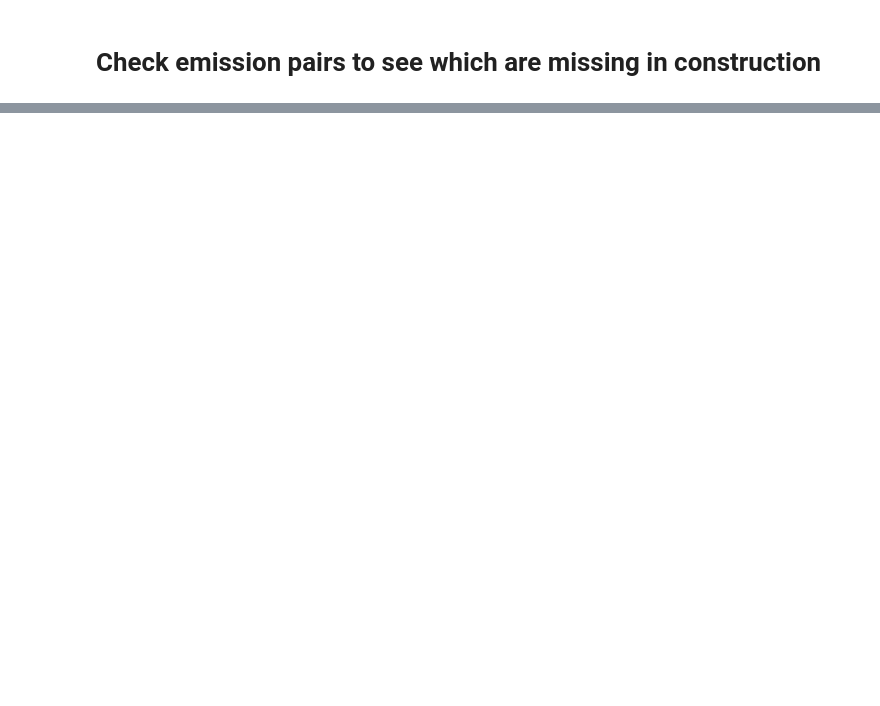
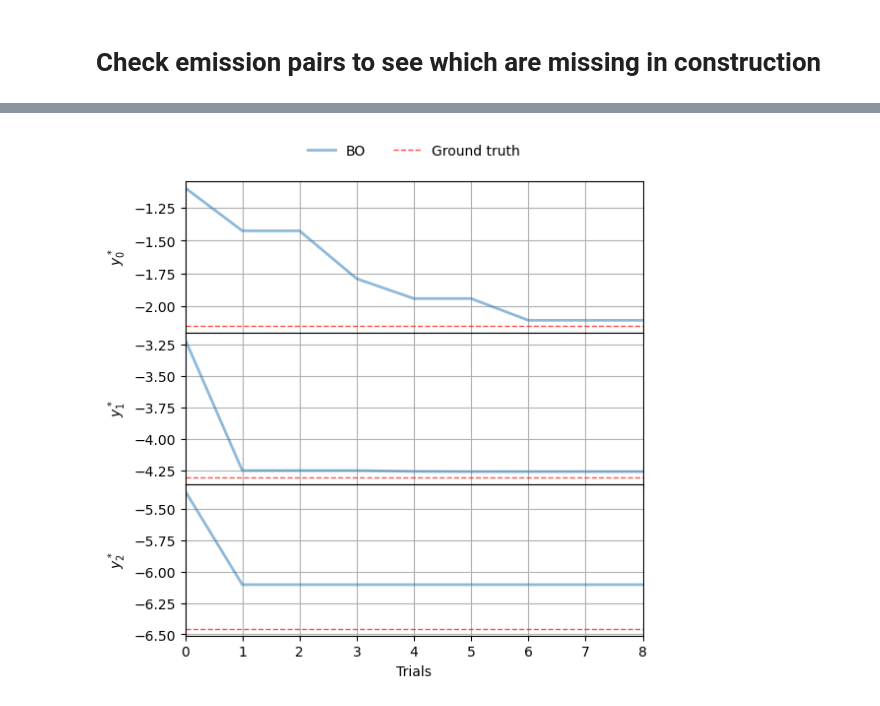
Before and after one commit to neildhir/DCBO, a Jupyter notebook: notebooks/A_mat.ipynb, the cells around one changed output, grey strips where cells are left out. Saved outputs shown, nothing was run; the diff lists cells and outputs as text; code cells hidden in the pictures; blank space fills up the shorter version.

```diff
--- a/notebooks/A_mat.ipynb
+++ b/notebooks/A_mat.ipynb
@@ -27,15 +35,16 @@ seed(seed=0)
 # %%
 T = 3 # In this example, as in the paper, we consider three time-slices
-init_sem, sem, G_view, G, exploration_sets, intervention_domain, true_objective_values  = setup_ind_scm(T)
+init_sem, sem, G_view, G, exploration_sets, intervention_domain, true_objective_values  = setup_stat_scm(T)
 # This is just a snapshot of the DAG at hand
 G_view
 # %% [output]
 [drawing not drawn]
 # %%
-dag.add_edge("Z_0","X_0")
-dag.add_edge("Z_1","X_1")
-dag.add_edge("Z_2","X_2")
+# Multiple children per node
+G.add_edge("Z_0","X_0")
+G.add_edge("Z_1","X_1")
+G.add_edge("Z_2","X_2")
 
-dag.remove_edge("X_0","Z_0")
-dag.remove_edge("X_1","Z_1")
-dag.remove_edge("X_2","Z_2")
+G.remove_edge("X_0","Z_0")
+G.remove_edge("X_1","Z_1")
+G.remove_edge("X_2","Z_2")
@@ -46,0 +51,5 @@ dag.add_edge("Y_1","X_2")
+# %%
+# Multiple incoming edges
+G.add_edge("X_0","Y_0")
+G.add_edge("X_1","Y_1")
+G.add_edge("X_2","Y_2")
@@ -73,8 +84,8 @@ D_Obs
 # %%
 # Setup the input parameters to be used with the Bayesian optimization
 BO_input_params = {
-    "G": dag,
-    "sem": StatIndSEM,
+    "G": G,
+    "sem": StatSEM,
     "base_target_variable": "Y",
     "observation_samples": D_Obs,
     "intervention_domain": intervention_domain,
@@ -87,3 +98,4 @@ BO_input_params = {
 }
 # Run Bayesian optimization
 bo = BO(**BO_input_params)
+bo.run()
@@ -89,0 +130,4 @@ bo = BO(**BO_input_params)
+# %%
+plot_outcome(3,10,outcomes=[bo.optimal_outcome_values_during_trials],labels=['BO'],true_objective_values=true_objective_values)
+# %% [output]
+[figure, added]
```
Also changed, not shown: parts of 22 cells of this notebook, 10 other files.
